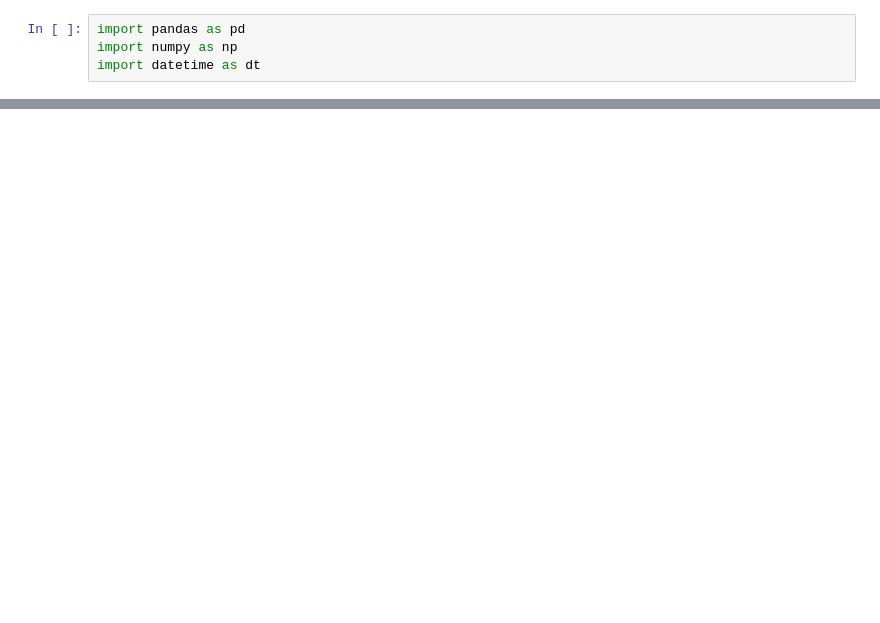
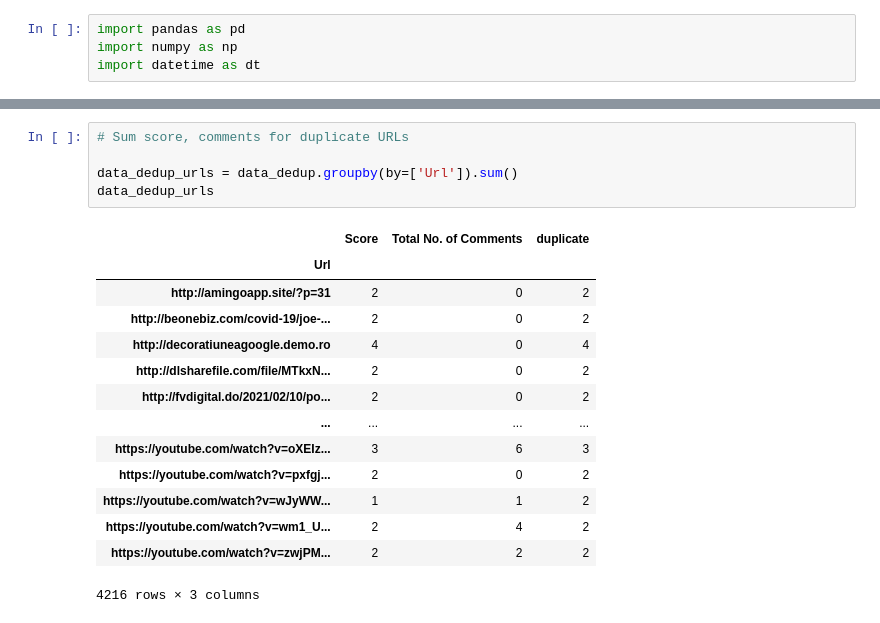
Before and after one commit to clahonta/r_news_Virality, a Jupyter notebook: r_news_Data_Wrangling.ipynb, the cells around one changed output, grey strips where cells are left out. Cells and saved outputs as stored; diff of their text form; blank space fills up the shorter version.

```diff
--- a/r_news_Data_Wrangling.ipynb
+++ b/r_news_Data_Wrangling.ipynb
@@ -56,0 +42,20 @@ Name: Url, Length: 225583, dtype: int64
+# %%
+# Sum score, comments for duplicate URLs
+
+data_dedup_urls = data_dedup.groupby(by=['Url']).sum()
+data_dedup_urls
+# %% [output]
+|  | Score | Total No. of Comments | duplicate |
+| Url |  |  |  |
+| http://amingoapp.site/?p=31 | 2 | 0 | 2 |
+| http://beonebiz.com/covid-19/joe-... | 2 | 0 | 2 |
+| http://decoratiuneagoogle.demo.ro | 4 | 0 | 4 |
+| http://dlsharefile.com/file/MTkxN... | 2 | 0 | 2 |
+| http://fvdigital.do/2021/02/10/po... | 2 | 0 | 2 |
+| ... | ... | ... | ... |
+| https://youtube.com/watch?v=oXEIz... | 3 | 6 | 3 |
+| https://youtube.com/watch?v=pxfgj... | 2 | 0 | 2 |
+| https://youtube.com/watch?v=wJyWW... | 1 | 1 | 2 |
+| https://youtube.com/watch?v=wm1_U... | 2 | 4 | 2 |
+| https://youtube.com/watch?v=zwjPM... | 2 | 2 | 2 |
+4216 rows × 3 columns
```
Also changed, not shown: parts of 11 cells of this notebook, 1 other file.
